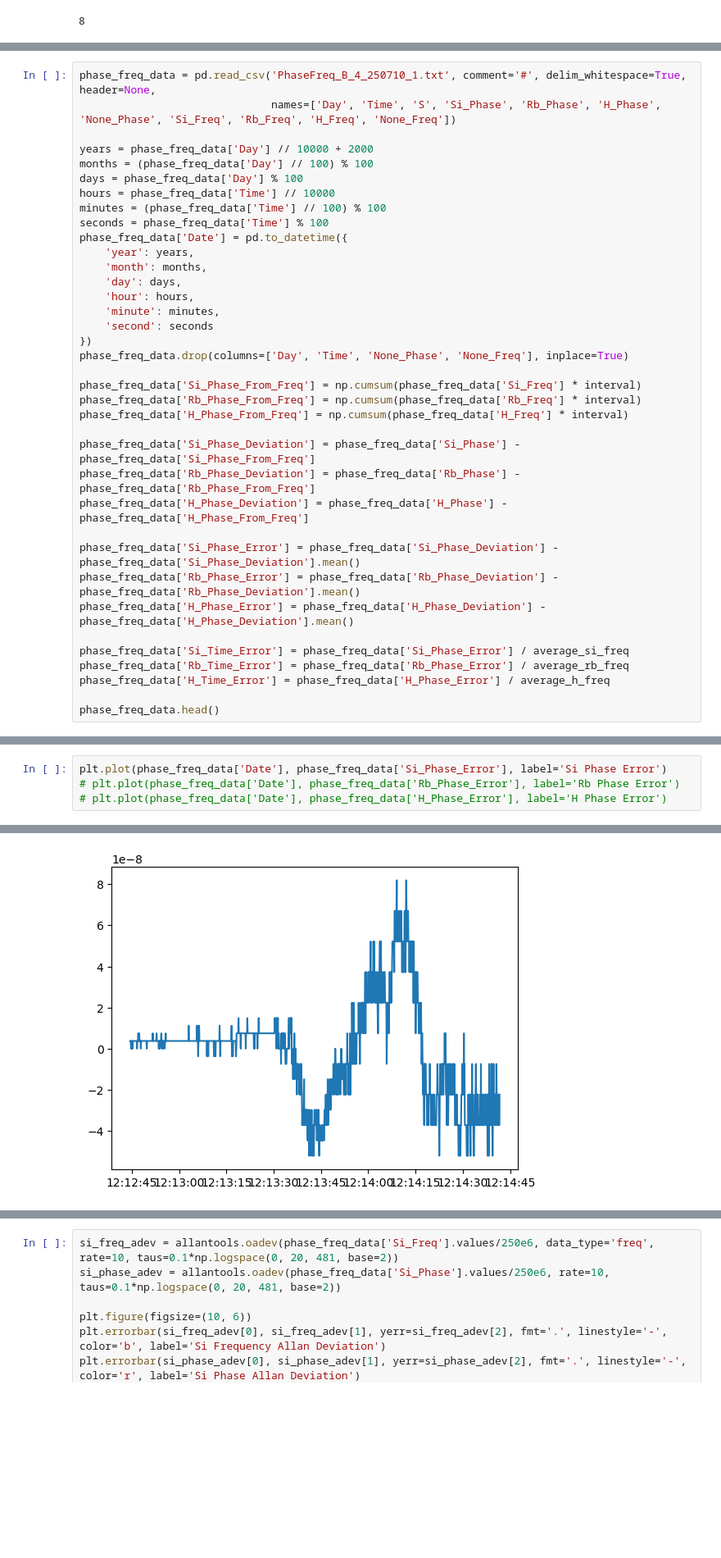
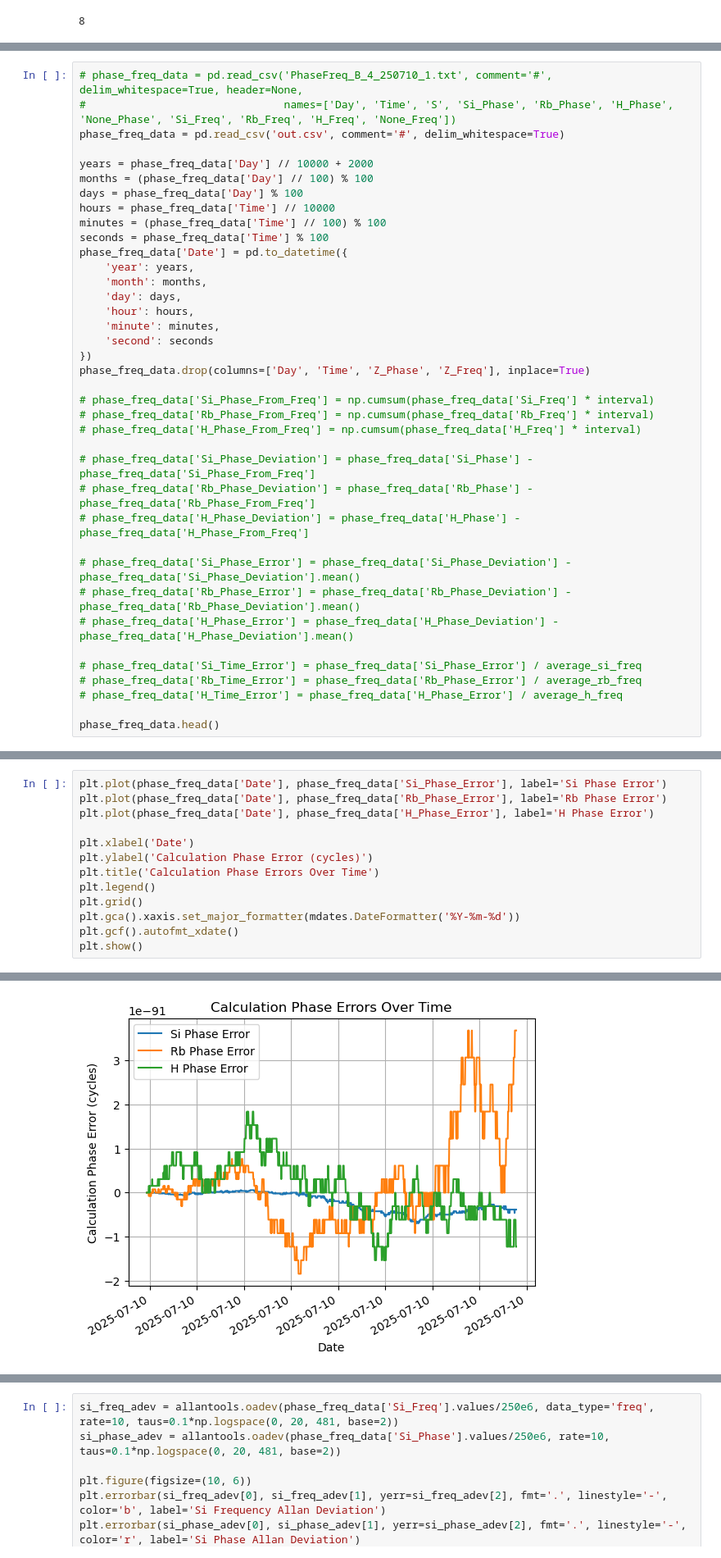
Before and after one commit to HannahARose/TimeKeeping, a Jupyter notebook: test.ipynb, the cells around one changed output, grey strips where cells are left out. Shown at 82% size. Cells and saved outputs as stored; diff of their text form; blank space fills up the shorter version.

```diff
--- a/test.ipynb
+++ b/test.ipynb
@@ -90,8 +90,9 @@ plt.plot(jila_data['Date'], jila_data['Si_Time_Deviation'], label='Si Time Devia
 [<matplotlib.lines.Line2D at 0x...>]
 [figure]
 # %%
-phase_freq_data = pd.read_csv('PhaseFreq_B_4_250710_1.txt', comment='#', delim_whitespace=True, header=None,
-                              names=['Day', 'Time', 'S', 'Si_Phase', 'Rb_Phase', 'H_Phase', 'None_Phase', 'Si_Freq', 'Rb_Freq', 'H_Freq', 'None_Freq'])
+# phase_freq_data = pd.read_csv('PhaseFreq_B_4_250710_1.txt', comment='#', delim_whitespace=True, header=None,
+#                               names=['Day', 'Time', 'S', 'Si_Phase', 'Rb_Phase', 'H_Phase', 'None_Phase', 'Si_Freq', 'Rb_Freq', 'H_Freq', 'None_Freq'])
+phase_freq_data = pd.read_csv('out.csv', comment='#', delim_whitespace=True)
 
 years = phase_freq_data['Day'] // 10000 + 2000
 months = (phase_freq_data['Day'] // 100) % 100
@@ -107,23 +108,23 @@ phase_freq_data['Date'] = pd.to_datetime({
     'minute': minutes,
     'second': seconds
 })
-phase_freq_data.drop(columns=['Day', 'Time', 'None_Phase', 'None_Freq'], inplace=True)
+phase_freq_data.drop(columns=['Day', 'Time', 'Z_Phase', 'Z_Freq'], inplace=True)
 
-phase_freq_data['Si_Phase_From_Freq'] = np.cumsum(phase_freq_data['Si_Freq'] * interval)
-phase_freq_data['Rb_Phase_From_Freq'] = np.cumsum(phase_freq_data['Rb_Freq'] * interval)
-phase_freq_data['H_Phase_From_Freq'] = np.cumsum(phase_freq_data['H_Freq'] * interval)
+# phase_freq_data['Si_Phase_From_Freq'] = np.cumsum(phase_freq_data['Si_Freq'] * interval)
+# phase_freq_data['Rb_Phase_From_Freq'] = np.cumsum(phase_freq_data['Rb_Freq'] * interval)
+# phase_freq_data['H_Phase_From_Freq'] = np.cumsum(phase_freq_data['H_Freq'] * interval)
 
-phase_freq_data['Si_Phase_Deviation'] = phase_freq_data['Si_Phase'] - phase_freq_data['Si_Phase_From_Freq']
-phase_freq_data['Rb_Phase_Deviation'] = phase_freq_data['Rb_Phase'] - phase_freq_data['Rb_Phase_From_Freq']
-phase_freq_data['H_Phase_Deviation'] = phase_freq_data['H_Phase'] - phase_freq_data['H_Phase_From_Freq']
+# phase_freq_data['Si_Phase_Deviation'] = phase_freq_data['Si_Phase'] - phase_freq_data['Si_Phase_From_Freq']
+# phase_freq_data['Rb_Phase_Deviation'] = phase_freq_data['Rb_Phase'] - phase_freq_data['Rb_Phase_From_Freq']
+# phase_freq_data['H_Phase_Deviation'] = phase_freq_data['H_Phase'] - phase_freq_data['H_Phase_From_Freq']
 
-phase_freq_data['Si_Phase_Error'] = phase_freq_data['Si_Phase_Deviation'] - phase_freq_data['Si_Phase_Deviation'].mean()
-phase_freq_data['Rb_Phase_Error'] = phase_freq_data['Rb_Phase_Deviation'] - phase_freq_data['Rb_Phase_Deviation'].mean()
-phase_freq_data['H_Phase_Error'] = phase_freq_data['H_Phase_Deviation'] - phase_freq_data['H_Phase_Deviation'].mean()
+# phase_freq_data['Si_Phase_Error'] = phase_freq_data['Si_Phase_Deviation'] - phase_freq_data['Si_Phase_Deviation'].mean()
+# phase_freq_data['Rb_Phase_Error'] = phase_freq_data['Rb_Phase_Deviation'] - phase_freq_data['Rb_Phase_Deviation'].mean()
+# phase_freq_data['H_Phase_Error'] = phase_freq_data['H_Phase_Deviation'] - phase_freq_data['H_Phase_Deviation'].mean()
 
-phase_freq_data['Si_Time_Error'] = phase_freq_data['Si_Phase_Error'] / average_si_freq
-phase_freq_data['Rb_Time_Error'] = phase_freq_data['Rb_Phase_Error'] / average_rb_freq
-phase_freq_data['H_Time_Error'] = phase_freq_data['H_Phase_Error'] / average_h_freq
+# phase_freq_data['Si_Time_Error'] = phase_freq_data['Si_Phase_Error'] / average_si_freq
+# phase_freq_data['Rb_Time_Error'] = phase_freq_data['Rb_Phase_Error'] / average_rb_freq
+# phase_freq_data['H_Time_Error'] = phase_freq_data['H_Phase_Error'] / average_h_freq
 
 phase_freq_data.head()
 # %% [output]
@@ -136,5 +137,14 @@ phase_freq_data.head()
 # %%
 plt.plot(phase_freq_data['Date'], phase_freq_data['Si_Phase_Error'], label='Si Phase Error')
-# plt.plot(phase_freq_data['Date'], phase_freq_data['Rb_Phase_Error'], label='Rb Phase Error')
-# plt.plot(phase_freq_data['Date'], phase_freq_data['H_Phase_Error'], label='H Phase Error')
+plt.plot(phase_freq_data['Date'], phase_freq_data['Rb_Phase_Error'], label='Rb Phase Error')
+plt.plot(phase_freq_data['Date'], phase_freq_data['H_Phase_Error'], label='H Phase Error')
+
+plt.xlabel('Date')
+plt.ylabel('Calculation Phase Error (cycles)')
+plt.title('Calculation Phase Errors Over Time')
+plt.legend()
+plt.grid()
+plt.gca().xaxis.set_major_formatter(mdates.DateFormatter('%Y-%m-%d'))
+plt.gcf().autofmt_xdate()
+plt.show()
 # %% [output]
@@ -142 +151 @@ plt.plot(phase_freq_data['Date'], phase_freq_data['Si_Phase_Error'], label='Si P
-[figure, old version]
+[figure, new version]
```
Also changed, not shown: parts of 5 cells of this notebook, 6 other files.
